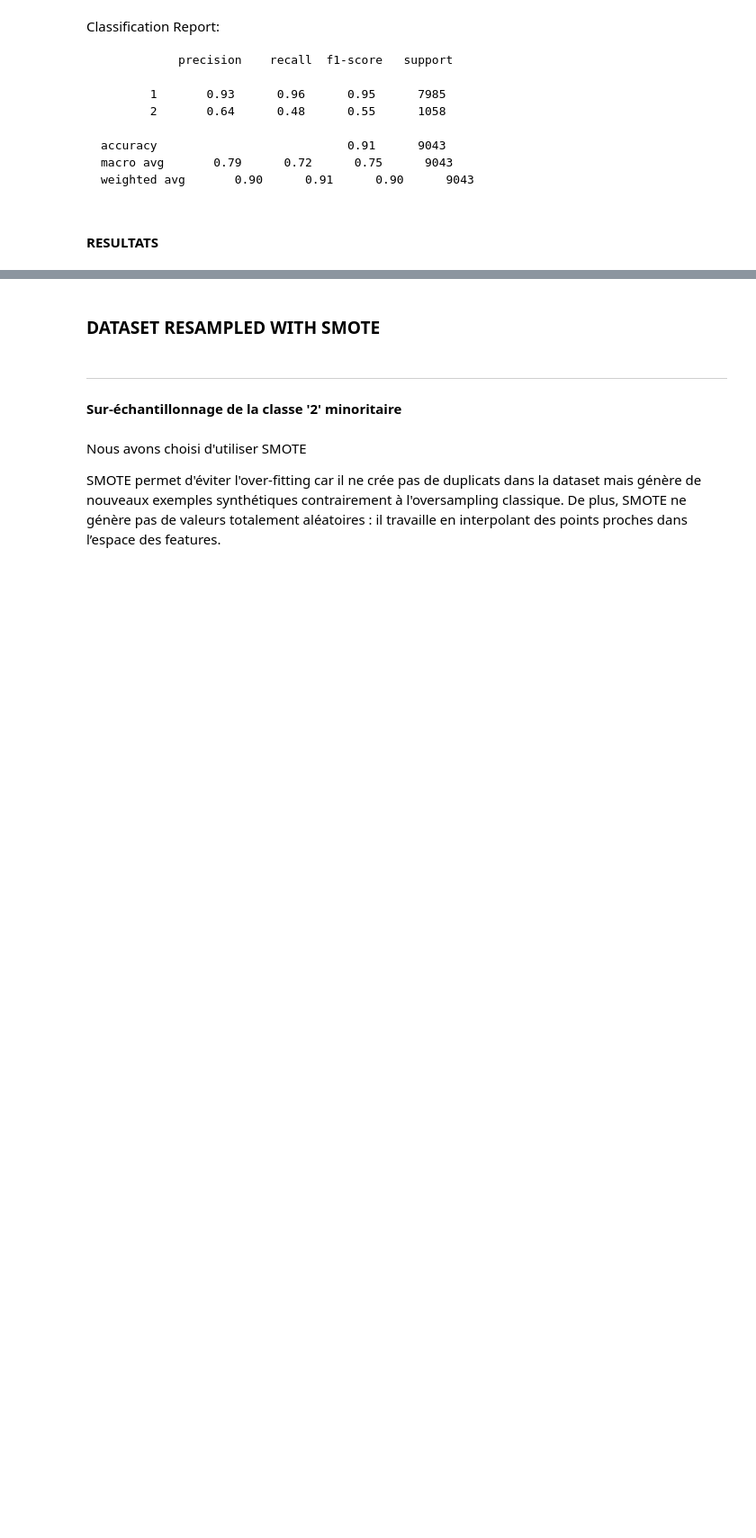
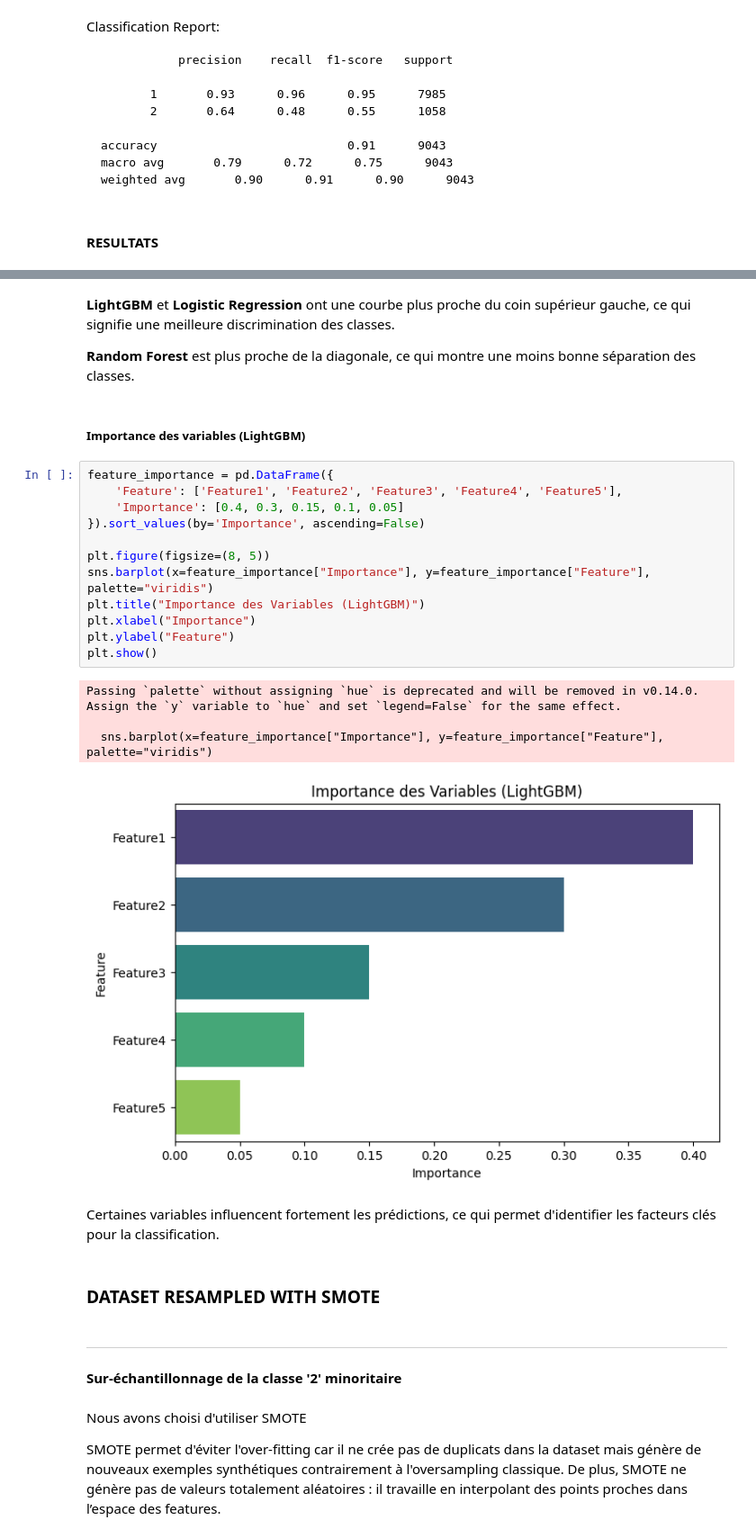
Before and after one commit to Dhoulnoun/fairuz-ML-project, a Jupyter notebook: fairuz.ipynb, the cells around one changed output, grey strips where cells are left out. Shown at 90% size. Saved outputs shown, nothing was run; the diff lists cells and outputs as text; blank space fills up the shorter version.

```diff
--- a/fairuz.ipynb
+++ b/fairuz.ipynb
@@ -760,3 +815,28 @@ graphiques comparaisons ect
+# %% [markdown]
+**LightGBM** et **Logistic Regression** ont une courbe plus proche du coin supérieur gauche, ce qui signifie une meilleure discrimination des classes.
+
+**Random Forest** est plus proche de la diagonale, ce qui montre une moins bonne séparation des classes.
+# %% [markdown]
+##### Importance des variables (LightGBM)
+# %%
+feature_importance = pd.DataFrame({
+    'Feature': ['Feature1', 'Feature2', 'Feature3', 'Feature4', 'Feature5'],
+    'Importance': [0.4, 0.3, 0.15, 0.1, 0.05]
+}).sort_values(by='Importance', ascending=False)
+
+plt.figure(figsize=(8, 5))
+sns.barplot(x=feature_importance["Importance"], y=feature_importance["Feature"], palette="viridis")
+plt.title("Importance des Variables (LightGBM)")
+plt.xlabel("Importance")
+plt.ylabel("Feature")
+plt.show()
+# %% [output]
+Passing `palette` without assigning `hue` is deprecated and will be removed in v0.14.0. Assign the `y` variable to `hue` and set `legend=False` for the same effect.
+
+  sns.barplot(x=feature_importance["Importance"], y=feature_importance["Feature"], palette="viridis")
+[figure, added]
+# %% [markdown]
+Certaines variables influencent fortement les prédictions, ce qui permet d'identifier les facteurs clés pour la classification.
 # %% [markdown]
 ### DATASET RESAMPLED WITH SMOTE
 # %% [markdown]
```
Also changed, not shown: parts of 39 cells of this notebook.
